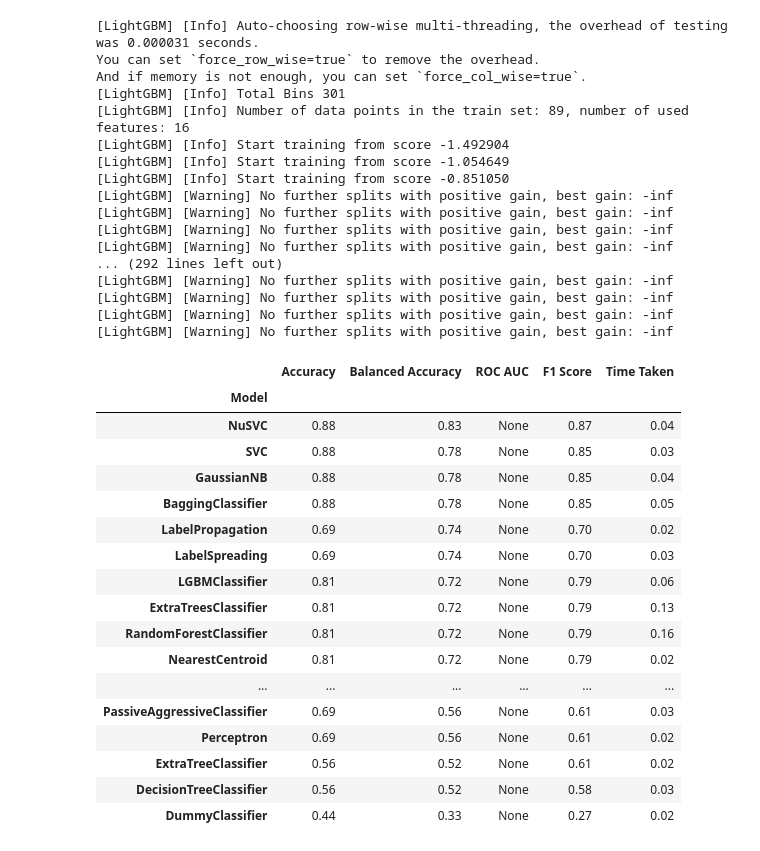
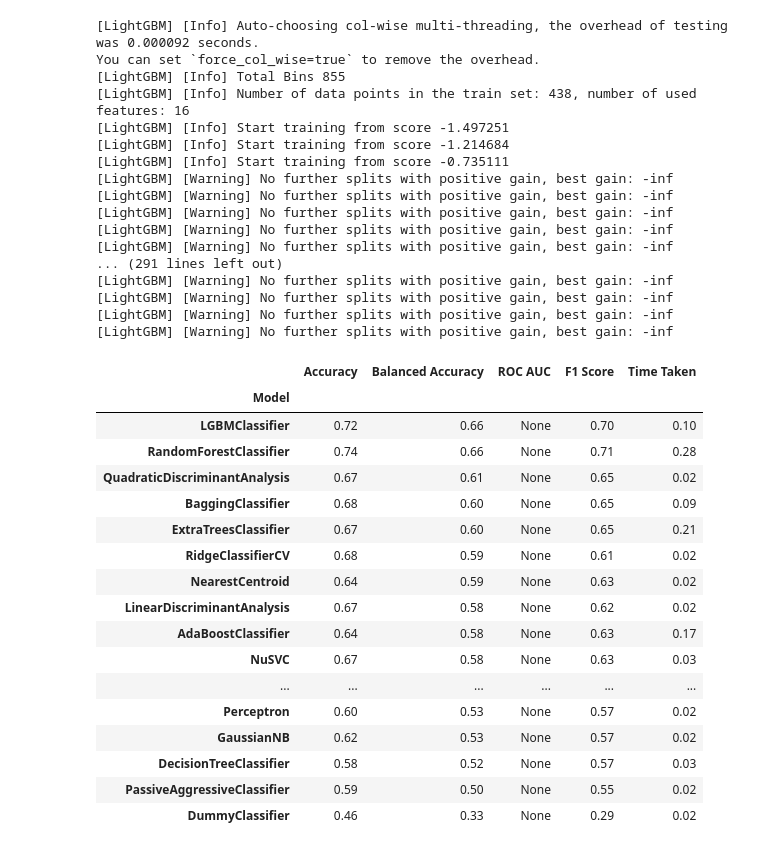
Before and after one commit to ML-DM-project/football-predict, a Jupyter notebook: Huy_feature_selection.ipynb, the cells around one changed output. Cells and saved outputs as stored; diff of their text form; code cells hidden in the pictures.

```diff
--- a/Huy_feature_selection.ipynb
+++ b/Huy_feature_selection.ipynb
@@ -90,54 +92,54 @@ You can set `force_col_wise=true` to remove the overhead.
 # %%
 from wrapper import process_data, lazy_feature_selection
 
 # Huy feature based on pearson correlation heatmap
 list_column = ['id', 'previousHomeWin', 'previousAwayWin',
        'previousManagerHomeWin', 'previousManagerAwayWin',
        'homeExpectedGoal', 'awayExpectedGoal', 'homeExpectedAssist',
        'homeBallPosession', 'homeShotOnTarget',
        'awayShotOnTarget', 'homePass', 'awayPass', 'homeAccuratePass',
        'awayAccuratePass', 'homeScorePeriod1',
        'homeScoreCurrent', 'awayScorePeriod1', 'awayScoreCurrent']
 
 
-score = lazy_feature_selection("match_all_statistic.csv", list_column, fill_na="median", scaler="robust")
+score = lazy_feature_selection("match_all_statistic.csv", list_column, scaler="robust")
 score
 # %% [output]
-[LightGBM] [Info] Auto-choosing row-wise multi-threading, the overhead of testing was 0.000031 seconds.
-You can set `force_row_wise=true` to remove the overhead.
-And if memory is not enough, you can set `force_col_wise=true`.
-[LightGBM] [Info] Total Bins 301
-[LightGBM] [Info] Number of data points in the train set: 89, number of used features: 16
-[LightGBM] [Info] Start training from score -1.492904
-[LightGBM] [Info] Start training from score -1.054649
-[LightGBM] [Info] Start training from score -0.851050
+[LightGBM] [Info] Auto-choosing col-wise multi-threading, the overhead of testing was 0.000092 seconds.
+You can set `force_col_wise=true` to remove the overhead.
+[LightGBM] [Info] Total Bins 855
+[LightGBM] [Info] Number of data points in the train set: 438, number of used features: 16
+[LightGBM] [Info] Start training from score -1.497251
+[LightGBM] [Info] Start training from score -1.214684
+[LightGBM] [Info] Start training from score -0.735111
 [LightGBM] [Warning] No further splits with positive gain, best gain: -inf
 [LightGBM] [Warning] No further splits with positive gain, best gain: -inf
 [LightGBM] [Warning] No further splits with positive gain, best gain: -inf
 [LightGBM] [Warning] No further splits with positive gain, best gain: -inf
-... (292 lines left out)
+[LightGBM] [Warning] No further splits with positive gain, best gain: -inf
+... (291 lines left out)
 [LightGBM] [Warning] No further splits with positive gain, best gain: -inf
 [LightGBM] [Warning] No further splits with positive gain, best gain: -inf
 [LightGBM] [Warning] No further splits with positive gain, best gain: -inf
 [LightGBM] [Warning] No further splits with positive gain, best gain: -inf
 |  | Accuracy | Balanced Accuracy | ROC AUC | F1 Score | Time Taken |
 | Model |  |  |  |  |  |
-| NuSVC | 0.88 | 0.83 | None | 0.87 | 0.04 |
-| SVC | 0.88 | 0.78 | None | 0.85 | 0.03 |
-| GaussianNB | 0.88 | 0.78 | None | 0.85 | 0.04 |
-| BaggingClassifier | 0.88 | 0.78 | None | 0.85 | 0.05 |
-| LabelPropagation | 0.69 | 0.74 | None | 0.70 | 0.02 |
-| LabelSpreading | 0.69 | 0.74 | None | 0.70 | 0.03 |
-| LGBMClassifier | 0.81 | 0.72 | None | 0.79 | 0.06 |
-| ExtraTreesClassifier | 0.81 | 0.72 | None | 0.79 | 0.13 |
-| RandomForestClassifier | 0.81 | 0.72 | None | 0.79 | 0.16 |
-| NearestCentroid | 0.81 | 0.72 | None | 0.79 | 0.02 |
+| LGBMClassifier | 0.72 | 0.66 | None | 0.70 | 0.10 |
+| RandomForestClassifier | 0.74 | 0.66 | None | 0.71 | 0.28 |
+| QuadraticDiscriminantAnalysis | 0.67 | 0.61 | None | 0.65 | 0.02 |
+| BaggingClassifier | 0.68 | 0.60 | None | 0.65 | 0.09 |
+| ExtraTreesClassifier | 0.67 | 0.60 | None | 0.65 | 0.21 |
+| RidgeClassifierCV | 0.68 | 0.59 | None | 0.61 | 0.02 |
+| NearestCentroid | 0.64 | 0.59 | None | 0.63 | 0.02 |
+| LinearDiscriminantAnalysis | 0.67 | 0.58 | None | 0.62 | 0.02 |
+| AdaBoostClassifier | 0.64 | 0.58 | None | 0.63 | 0.17 |
+| NuSVC | 0.67 | 0.58 | None | 0.63 | 0.03 |
 | ... | ... | ... | ... | ... | ... |
-| PassiveAggressiveClassifier | 0.69 | 0.56 | None | 0.61 | 0.03 |
-| Perceptron | 0.69 | 0.56 | None | 0.61 | 0.02 |
-| ExtraTreeClassifier | 0.56 | 0.52 | None | 0.61 | 0.02 |
-| DecisionTreeClassifier | 0.56 | 0.52 | None | 0.58 | 0.03 |
-| DummyClassifier | 0.44 | 0.33 | None | 0.27 | 0.02 |
+| Perceptron | 0.60 | 0.53 | None | 0.57 | 0.02 |
+| GaussianNB | 0.62 | 0.53 | None | 0.57 | 0.02 |
+| DecisionTreeClassifier | 0.58 | 0.52 | None | 0.57 | 0.03 |
+| PassiveAggressiveClassifier | 0.59 | 0.50 | None | 0.55 | 0.02 |
+| DummyClassifier | 0.46 | 0.33 | None | 0.29 | 0.02 |
 # %%
 from wrapper import process_data, lazy_feature_selection
 
```
Also changed, not shown: parts of 3 cells of this notebook, 2 other files.
